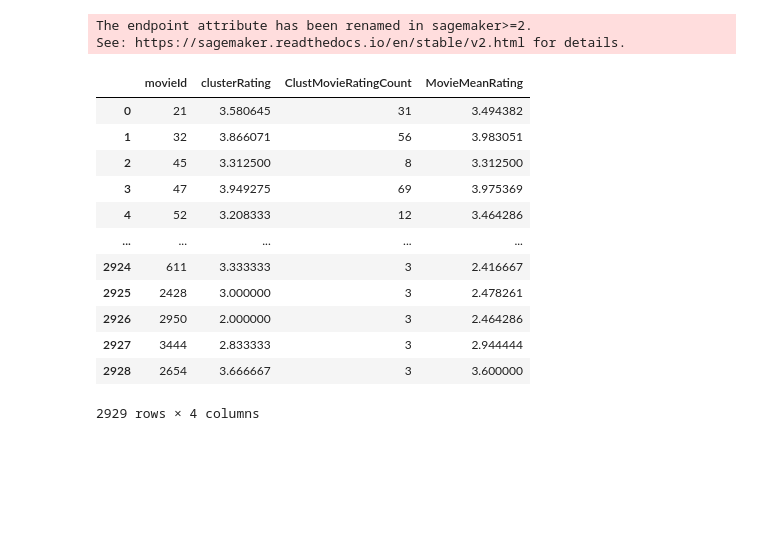
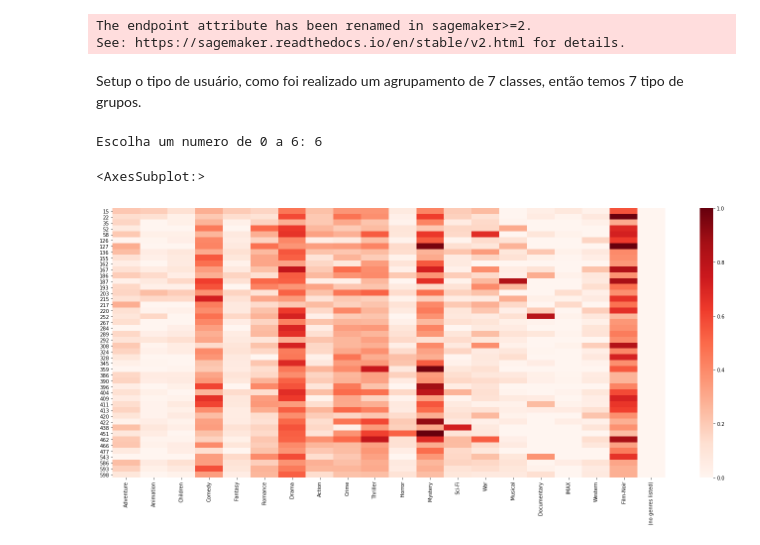
Before and after one commit to Jvictorvieira/SageMaker, a Jupyter notebook: Movierecommendation.ipynb, the cells around one changed output. Cells and saved outputs as stored; diff of their text form; code cells hidden in the pictures; blank space fills up the shorter version.

```diff
--- a/Movierecommendation.ipynb
+++ b/Movierecommendation.ipynb
@@ -362,5 +374,21 @@ clusterNumber = 6
+# %% [markdown]
+Setup o tipo de usuário, como foi realizado um agrupamento de 7 classes, então temos 7 tipo de grupos.
+# %%
+uId['Cluster Labels'] = clusterLabels
+clusterNumber = int(input('Escolha um numero de 0 a 6:'))
+while clusterNumber >= 7 or clusterNumber=='':
+    clusterNumber = int(input('Escolha um numero de 0 a 6:'))
+# %% [output]
+Escolha um numero de 0 a 6: 6
 # %%
 usersCluster = [i for i, j in enumerate(clusterLabels) if j == clusterNumber]
+# %%
+clustDFScaled = dfScaled.iloc[usersCluster, :]
+fig, ax1 = plt.subplots(figsize = (25, 10))
+sns.heatmap(clustDFScaled, ax = ax1, cmap = 'Reds')
+# %% [output]
+<AxesSubplot:>
+[figure, added]
 # %%
 clustMovieRatings = ratings.loc[ratings['userId'].isin(usersCluster)]
 # %%
@@ -381,21 +409,6 @@ movieMeanRatings = userMovieRatings.mean(axis=0, skipna = True)
 meanRatingsDF = pd.DataFrame({'movieId': movieMeanRatings.index,'MovieMeanRating': movieMeanRatings.values})
 
 clustMovieRatings = pd.merge(clustMovieRatings, meanRatingsDF, on='movieId')
-clustMovieRatings
-# %% [output]
-|  | movieId | clusterRating | ClustMovieRatingCount | MovieMeanRating |
-| 0 | 21 | 3.580645 | 31 | 3.494382 |
-| 1 | 32 | 3.866071 | 56 | 3.983051 |
-| 2 | 45 | 3.312500 | 8 | 3.312500 |
-| 3 | 47 | 3.949275 | 69 | 3.975369 |
-| 4 | 52 | 3.208333 | 12 | 3.464286 |
-| ... | ... | ... | ... | ... |
-| 2924 | 611 | 3.333333 | 3 | 2.416667 |
-| 2925 | 2428 | 3.000000 | 3 | 2.478261 |
-| 2926 | 2950 | 2.000000 | 3 | 2.464286 |
-| 2927 | 3444 | 2.833333 | 3 | 2.944444 |
-| 2928 | 2654 | 3.666667 | 3 | 3.600000 |
-2929 rows × 4 columns
 # %%
 bayesianThreshold = 3
 bayesianConstant = clustMovieRatings['clusterRating'].mean()
```
Also changed, not shown: parts of 10 cells of this notebook.
